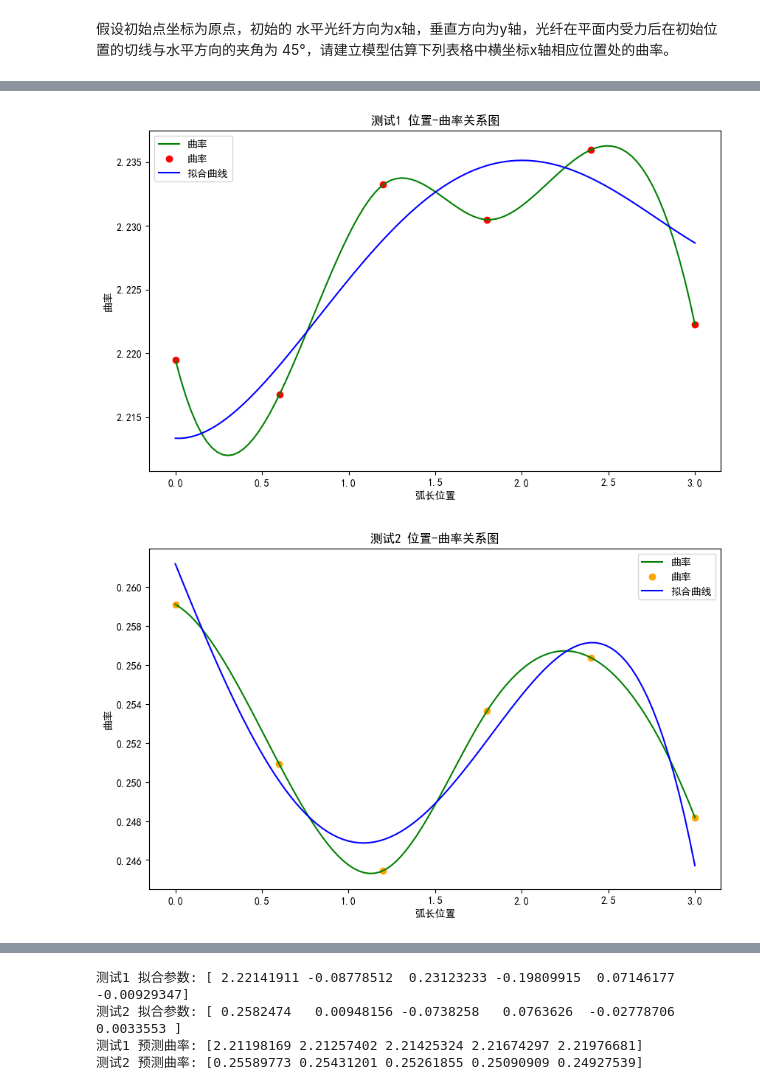
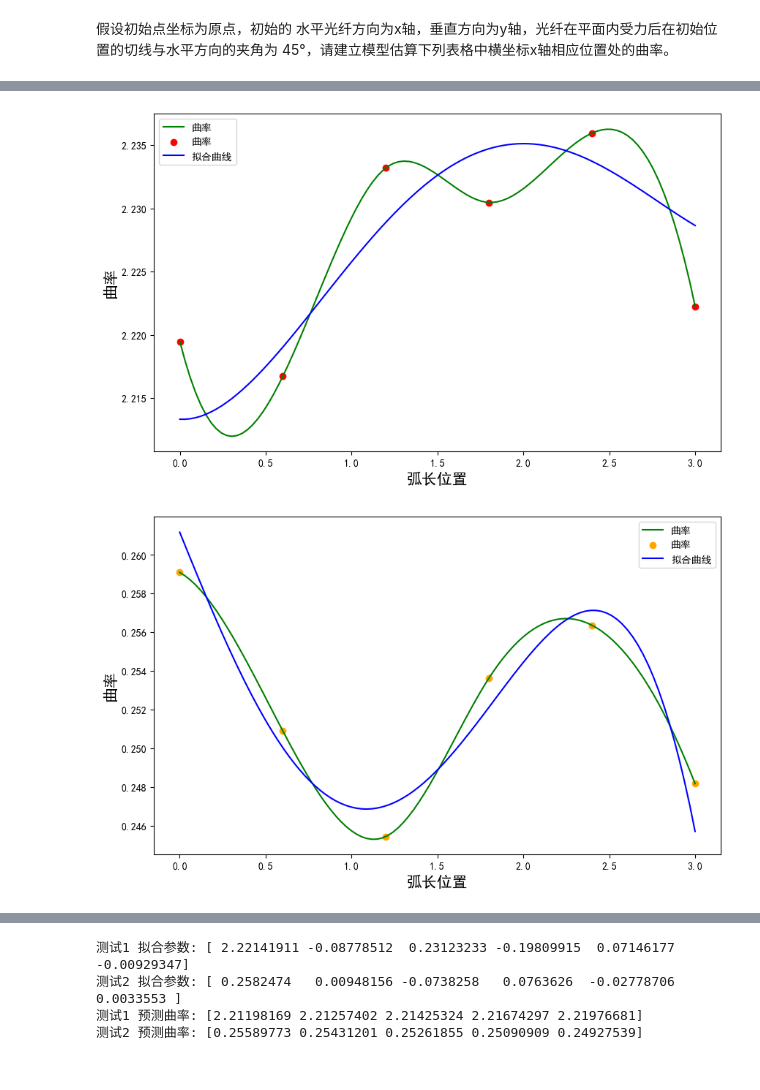
Before and after one commit to JesterHey/2024------, a Jupyter notebook: q1&q2.ipynb, the cells around one changed output, grey strips where cells are left out. Drawn from its saved outputs; the diff is of its cells as text; code cells hidden in the pictures.

```diff
--- a/q1&q2.ipynb
+++ b/q1&q2.ipynb
@@ -125,30 +132,30 @@ plt.show()
 # %%
 
 # 使用四次多项式拟合
 def func(x, a, b, c, d, e):
     return a + b * x + c * x ** 2 + d * x ** 3 + e * x ** 4
 popt1, pcov1 = curve_fit(func, xnew, cs1(xnew))
 popt2, pcov2 = curve_fit(func, xnew, cs2(xnew))
 plt.figure(figsize=(10, 6))
-plt.title('测试1 位置-曲率关系图')
-plt.xlabel('弧长位置')
-plt.ylabel('曲率')
+#plt.title('测试1 位置-曲率关系图')
+plt.xlabel('弧长位置',fontsize=15)
+plt.ylabel('曲率',fontsize=15)
 plt.plot(xnew, cs1(xnew), label='曲率',color='green')
 plt.scatter(x_points, k1s,color='red',label='曲率')
 plt.plot(xnew, func(xnew, *popt1), label='拟合曲线',color='blue')
 plt.legend()
 plt.figure(figsize=(10, 6))
-plt.title('测试2 位置-曲率关系图')
-plt.xlabel('弧长位置')
-plt.ylabel('曲率')
+#plt.title('测试2 位置-曲率关系图')
+plt.xlabel('弧长位置',fontsize=15)
+plt.ylabel('曲率',fontsize=15)
 plt.plot(xnew, cs2(xnew), label='曲率',color='green')
 plt.scatter(x_points, k2s,color='orange',label='曲率')
 plt.plot(xnew, func(xnew, *popt2), label='拟合曲线',color='blue')
 plt.legend()
 plt.show()
 # %% [output]
-[figure, old version]
+[figure, new version]
-[figure, old version]
+[figure, new version]
 # %%
 
 # 使用五次多项式拟合
```
Also changed, not shown: parts of 7 cells of this notebook, 1 other file.
